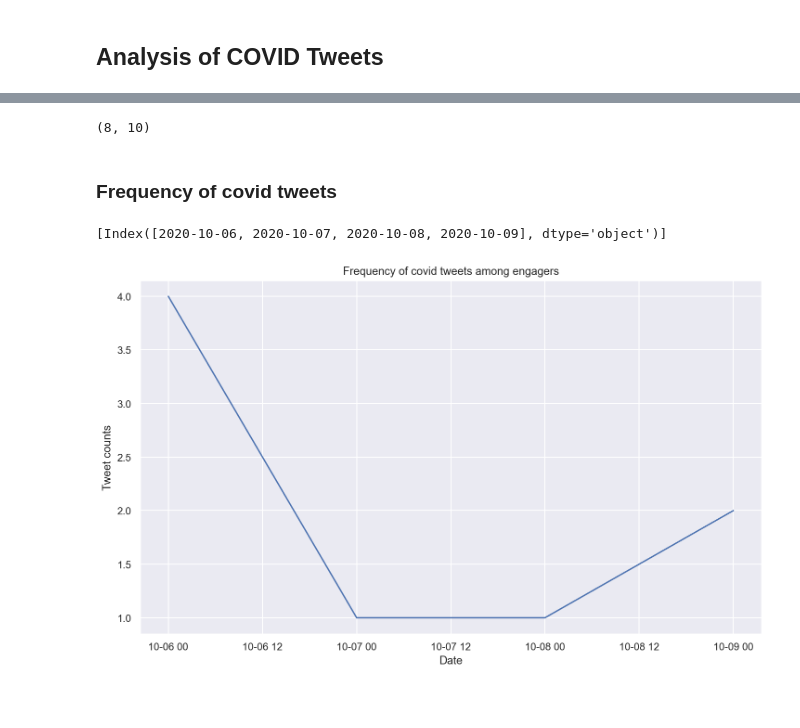
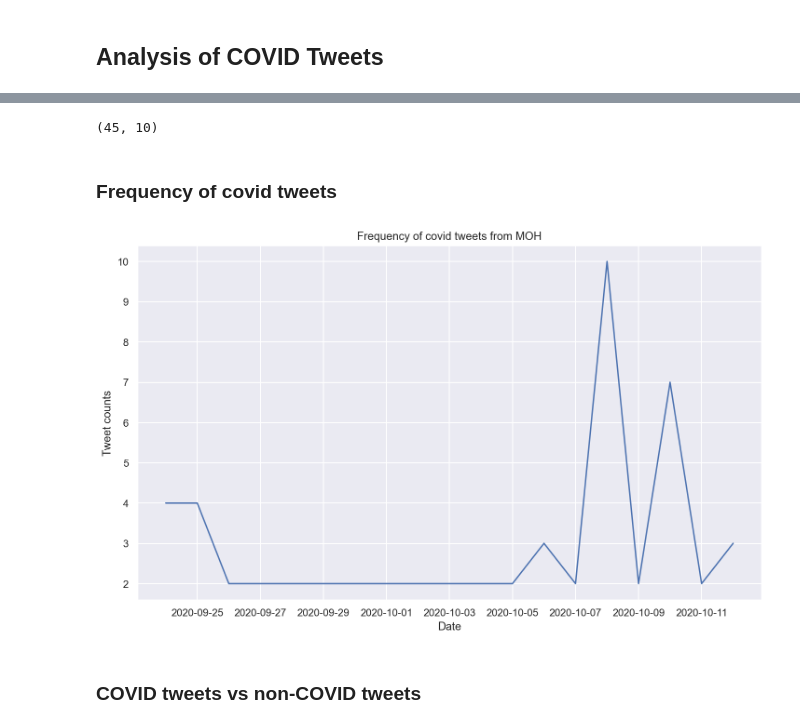
Before and after one commit to cmplx-xyttmt/covid19-uganda-twitter-data-analysis, a Jupyter notebook: data_collection/targeted_search/MOH Social Media Engagement.ipynb, the cells around one changed output, grey strips where cells are left out. Drawn from its saved outputs; the diff is of its cells as text; code cells hidden in the pictures; blank space fills up the shorter version.

```diff
--- a/data_collection/targeted_search/MOH Social Media Engagement.ipynb
+++ b/data_collection/targeted_search/MOH Social Media Engagement.ipynb
@@ -38,7 +38,7 @@ def get_tweets_from_json_file(mode):
         f.close()
     return json_data['tweets']
 # %%
-moh_engagement_tweets = get_tweets_from_json_file("moh_engagement")
+moh_engagement_tweets = get_tweets_from_json_file("moh")
 # %%
 print("Number of tweets: {}".format(len(moh_engagement_tweets)))
 # %% [output]
@@ -190,7 +203,8 @@ plt.show()
 ## Analysis of COVID Tweets
 # %%
 covid_words = ["covid", "covid19", "corona", "coronavirus", "mask", "masks", "lockdown",
-               "staysafe", "virus", "cov", "stayhome", "staysafeug", "socialdistance", "washyourhands", "wearamask"]
+               "staysafe", "virus", "cov", "stayhome", "staysafeug", "socialdistance",
+               "washyourhands", "wearamask", "cases", "covid-19"]
 def is_covid_related_tweet(tweet_words):
     for word in covid_words:
         if word in tweet_words:
@@ -211,22 +225,20 @@ covid_tweets.head()
 # %%
 covid_tweets.shape
 # %% [output]
-(8, 10)
+(45, 10)
 # %% [markdown]
 ### Frequency of covid tweets
 # %%
 daily_covid = covid_tweets['tweet_id'].groupby([covid_tweets.index.date]).count()
-# %%
-daily_covid.axes
-# %% [output]
-[Index([2020-10-06, 2020-10-07, 2020-10-08, 2020-10-09], dtype='object')]
 # %%
 ax = daily_covid.plot(figsize=(12, 7))
 
-ax.set(title="Frequency of covid tweets among engagers")
+ax.set(title="Frequency of covid tweets from MOH")
 ax.set(ylabel="Tweet counts")
 ax.set(xlabel="Date")
 
 plt.show()
 # %% [output]
-[figure, old version]
+[figure, new version]
+# %% [markdown]
+### COVID tweets vs non-COVID tweets
```
Also changed, not shown: parts of 15 cells of this notebook, 2 other files.
